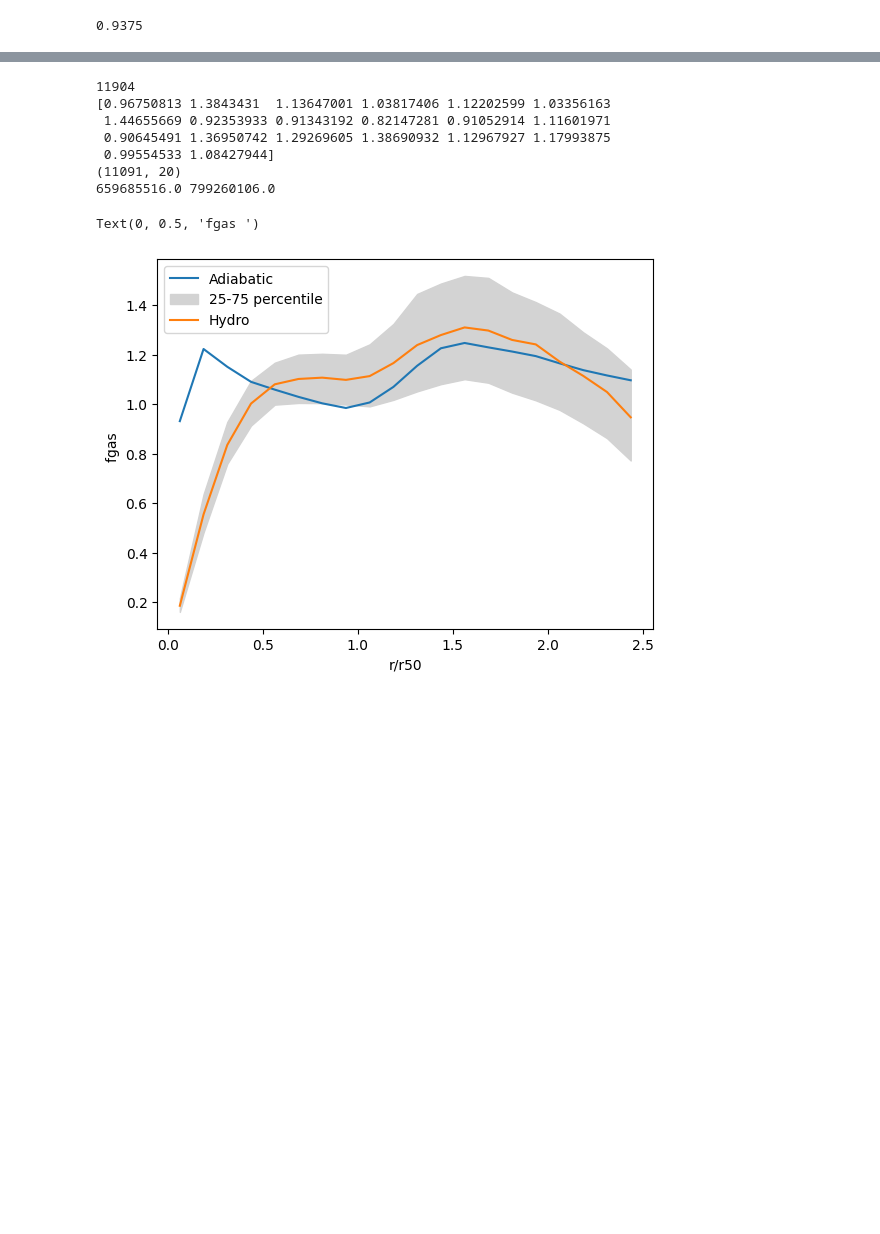
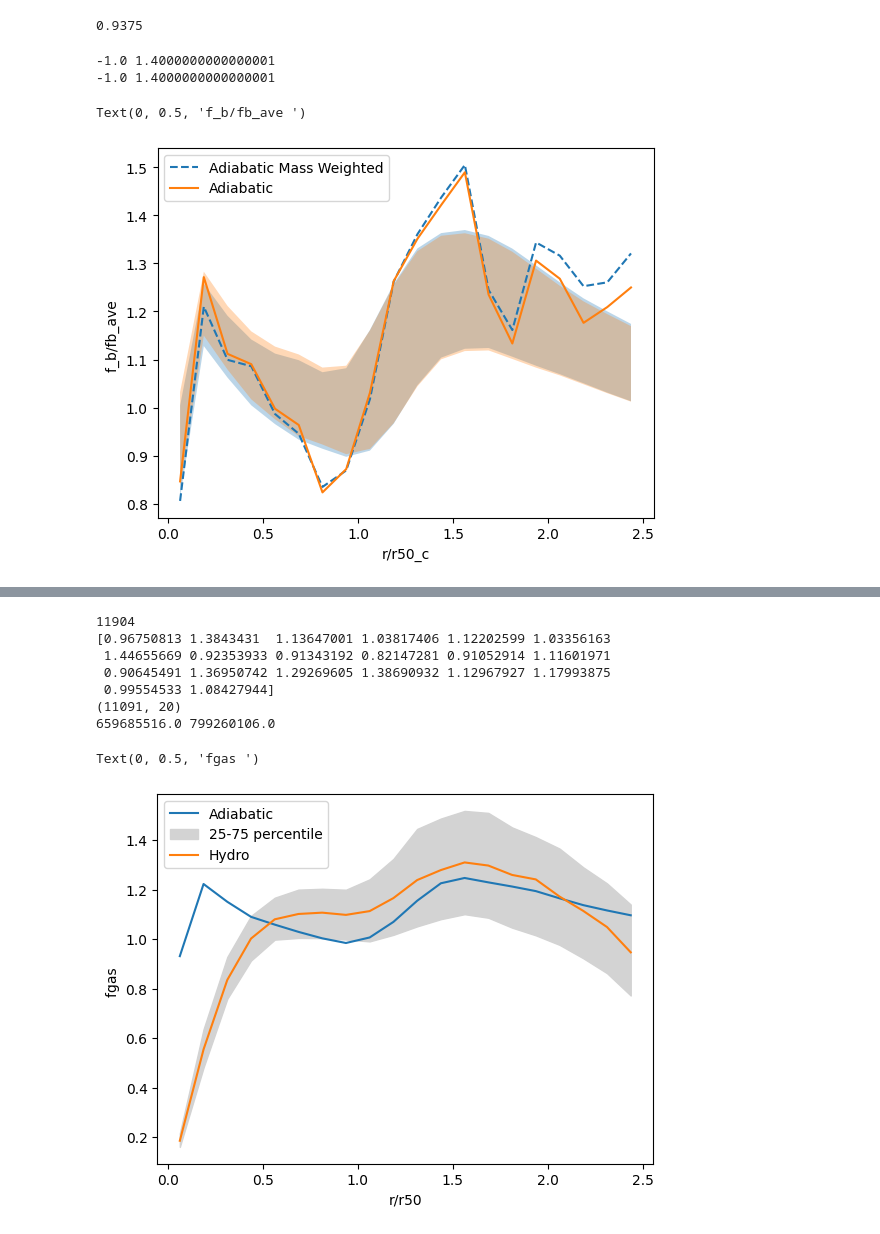
Before and after one commit to yjqqyjq/code, a Jupyter notebook: fgas_2d.ipynb, the cells around one changed output, grey strips where cells are left out. Saved outputs shown, nothing was run; the diff lists cells and outputs as text; code cells hidden in the pictures; blank space fills up the shorter version.

```diff
--- a/fgas_2d.ipynb
+++ b/fgas_2d.ipynb
@@ -104,2 +150,36 @@ for i in range(len(hga)):
 # %% [output]
 0.9375
+# %%
+import matplotlib.pyplot as plt
+import numpy as np
+import h5py
+f=h5py.File("/Users/24756376/data/Flamingo/L1000N1800_NoCool/2d_fgas_H.hdf5",'r')
+hdm_m=np.array(f['Mdm'])
+hg_m=np.array(f['Mg'])
+hdm_n=np.array(f['Ndm'])
+hg_n=np.array(f['Ng'])
+f.close()
+#hist=np.sum(hg_m[0],axis=1)/(np.sum(hdm_m[0],axis=1)+np.sum(hg_m[0],axis=1))/(0.0494/0.316)
+hist=np.sum(hg_m,axis=2)/(np.sum(hdm_m,axis=2)+np.sum(hg_m,axis=2))/(0.0494/0.316)
+print(np.min(zh),np.max(zh))
+per=np.percentile(hist,[25,50,75],axis=0)
+fig=plt.figure()
+ax=fig.add_subplot(111)
+
+ax.plot(bin,hist[-1],linestyle="dashed",label='Adiabatic Mass Weighted')
+ax.fill_between(bin,per[0],per[2],alpha=0.3)
+
+hist=np.sum(hg_n,axis=2)*8.56/(np.sum(hdm_n,axis=2)*45.2+np.sum(hg_ad,axis=2)*8.56)/(0.0494/0.316)
+print(np.min(zh),np.max(zh))
+per=np.percentile(hist,[25,50,75],axis=0)
+
+ax.plot(bin,hist[-1],label='Adiabatic')
+ax.fill_between(bin,per[0],per[2],alpha=0.3)
+ax.legend()
+ax.set_xlabel('r/r50_c')
+ax.set_ylabel('f_b/fb_ave ')
+# %% [output]
+-1.0 1.4000000000000001
+-1.0 1.4000000000000001
+Text(0, 0.5, 'f_b/fb_ave ')
+[figure, added]
```
Also changed, not shown: parts of 6 cells of this notebook, 20 other files.
